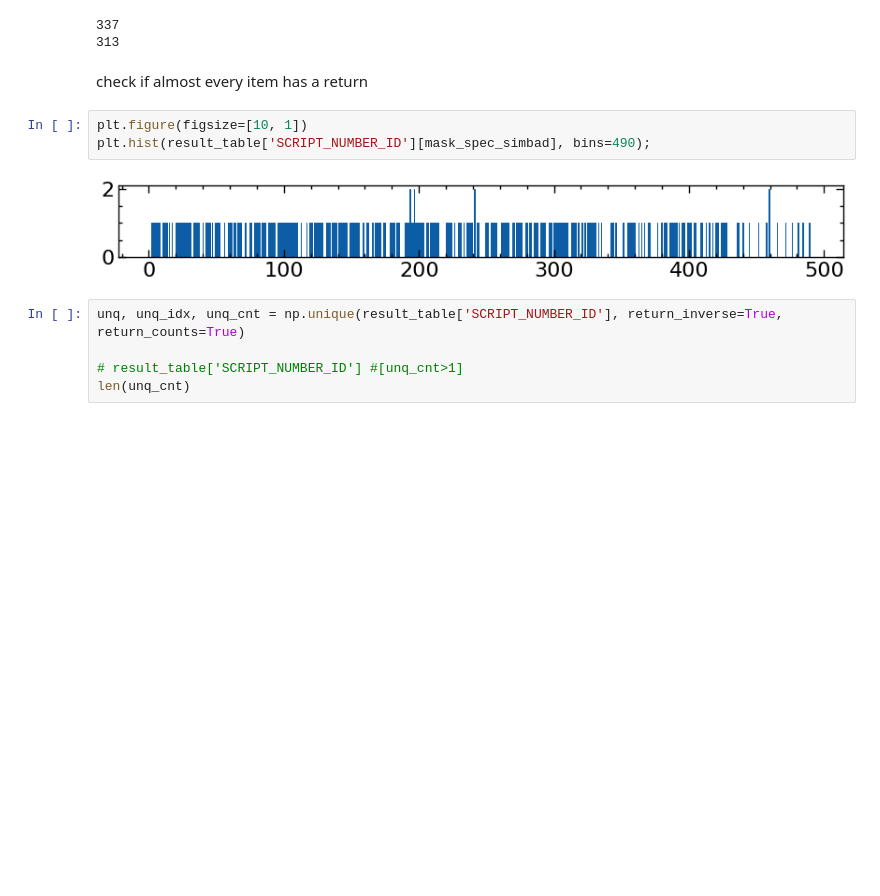
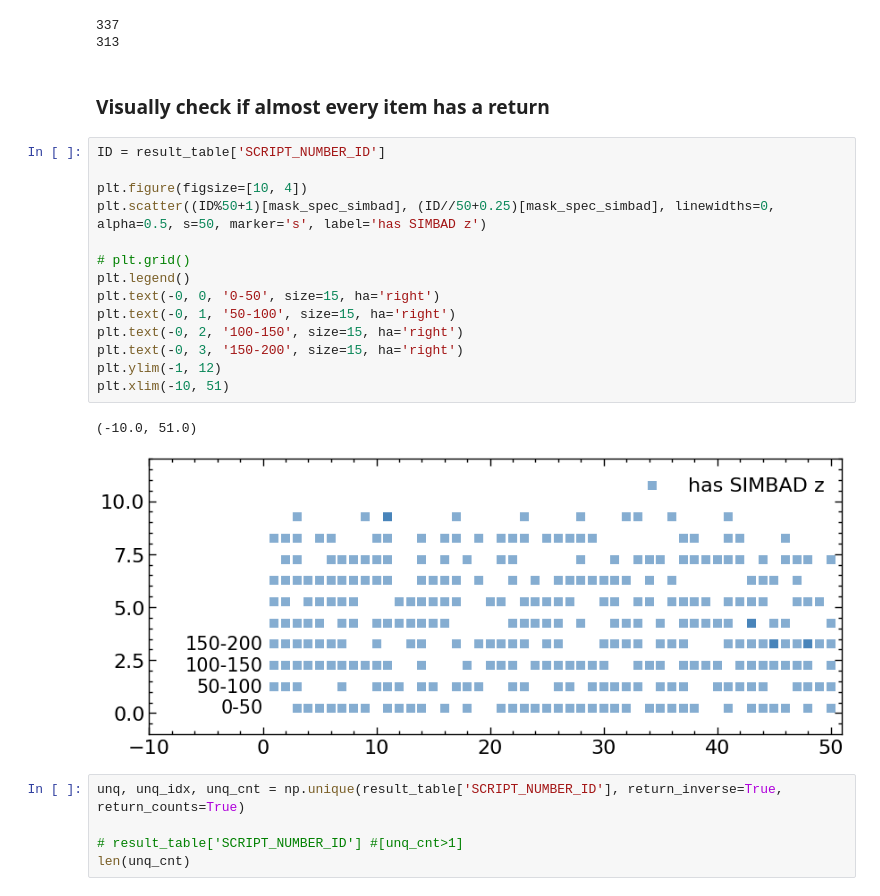
Before and after one commit to Chisen-Lupus/dwarf_agn_cosmos, a Jupyter notebook: hsc-ssp_specz.ipynb, the cells around one changed output. Cells and saved outputs as stored; diff of their text form; blank space fills up the shorter version.

```diff
--- a/hsc-ssp_specz.ipynb
+++ b/hsc-ssp_specz.ipynb
@@ -138,12 +160,24 @@ result_table.write('result_table.txt', format='csv', overwrite=True)
 337
 313
 # %% [markdown]
-check if almost every item has a return
+### Visually check if almost every item has a return
-# %%
-plt.figure(figsize=[10, 1])
-plt.hist(result_table['SCRIPT_NUMBER_ID'][mask_spec_simbad], bins=490);
-# %% [output]
-[figure, removed]
+# %%
+ID = result_table['SCRIPT_NUMBER_ID']
+
+plt.figure(figsize=[10, 4])
+plt.scatter((ID%50+1)[mask_spec_simbad], (ID//50+0.25)[mask_spec_simbad], linewidths=0, alpha=0.5, s=50, marker='s', label='has SIMBAD z')
+
+# plt.grid()
+plt.legend()
+plt.text(-0, 0, '0-50', size=15, ha='right')
+plt.text(-0, 1, '50-100', size=15, ha='right')
+plt.text(-0, 2, '100-150', size=15, ha='right')
+plt.text(-0, 3, '150-200', size=15, ha='right')
+plt.ylim(-1, 12)
+plt.xlim(-10, 51)
+# %% [output]
+(-10.0, 51.0)
+[figure, added]
 # %%
 unq, unq_idx, unq_cnt = np.unique(result_table['SCRIPT_NUMBER_ID'], return_inverse=True, return_counts=True)
 
```
Also changed, not shown: parts of 8 cells of this notebook.
